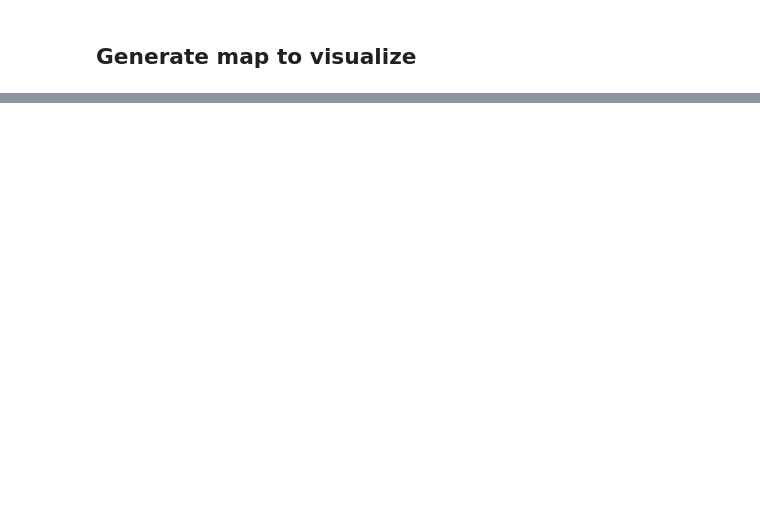
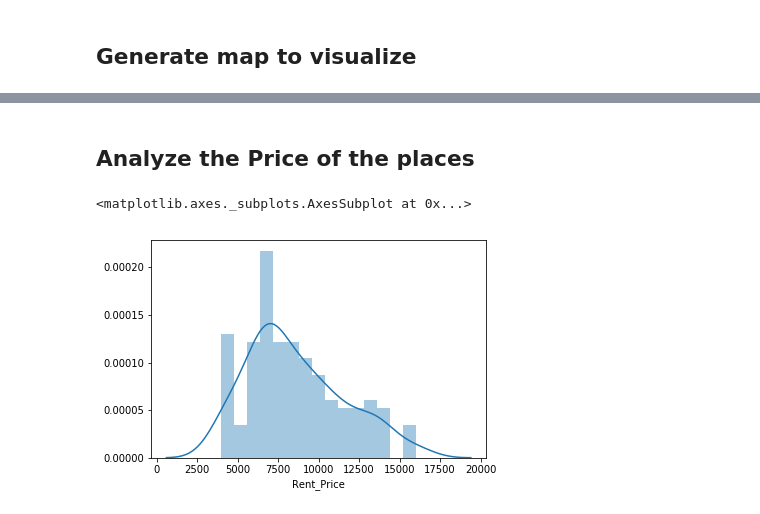
Before and after one commit to Emharsh/Coursera_Capstone, a Jupyter notebook: Coursera_Capstone.ipynb, the cells around one changed output, grey strips where cells are left out. Saved outputs shown, nothing was run; the diff lists cells and outputs as text; code cells hidden in the pictures; blank space fills up the shorter version.

```diff
--- a/Coursera_Capstone.ipynb
+++ b/Coursera_Capstone.ipynb
@@ -235,0 +323,7 @@ dataframe4
+# %%
+body = client_09aac778b57d42f2a3f89dd160133d1c.get_object(Bucket='datascience-donotdelete-pr-ku7h6sj7wlfz9e',Key='MH_rent_latlong.csv')['Body']
+# add missing __iter__ method, so pandas accepts body as file-like object
+if not hasattr(body, "__iter__"): body.__iter__ = types.MethodType( __iter__, body )
+
+df_data_4 = pd.read_csv(body)
+df_data_4.head()
@@ -235,0 +337,8 @@ dataframe4
+# %% [markdown]
+## Analyze the Price of the places
+# %%
+import seaborn as sns
+sns.distplot(df_data_4['Rent_Price'],bins=15)
+# %% [output]
+<matplotlib.axes._subplots.AxesSubplot at 0x...>
+[figure, added]
```
Also changed, not shown: parts of 30 cells of this notebook.
